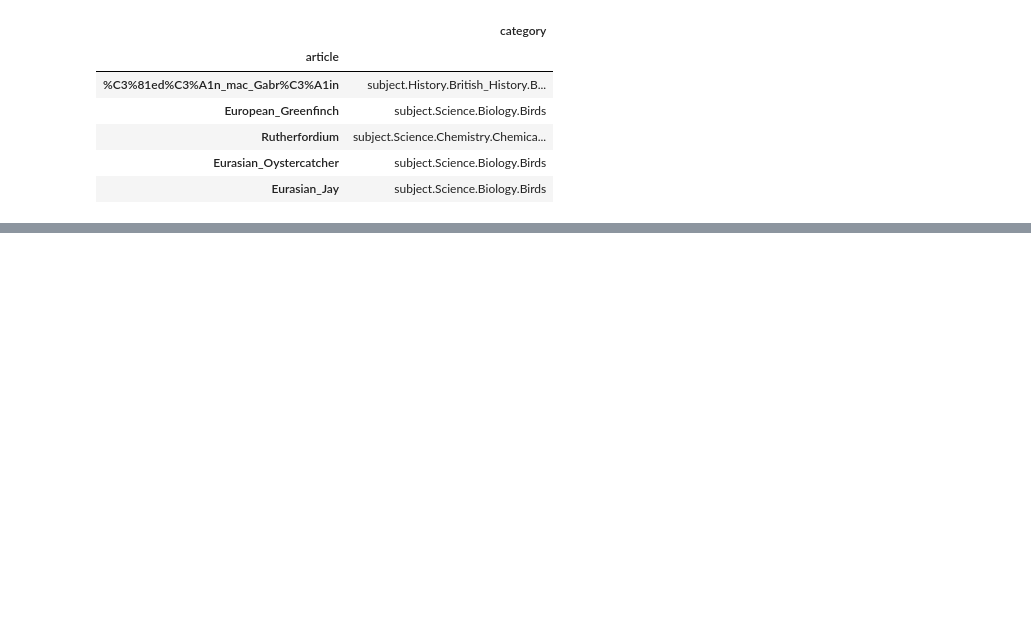
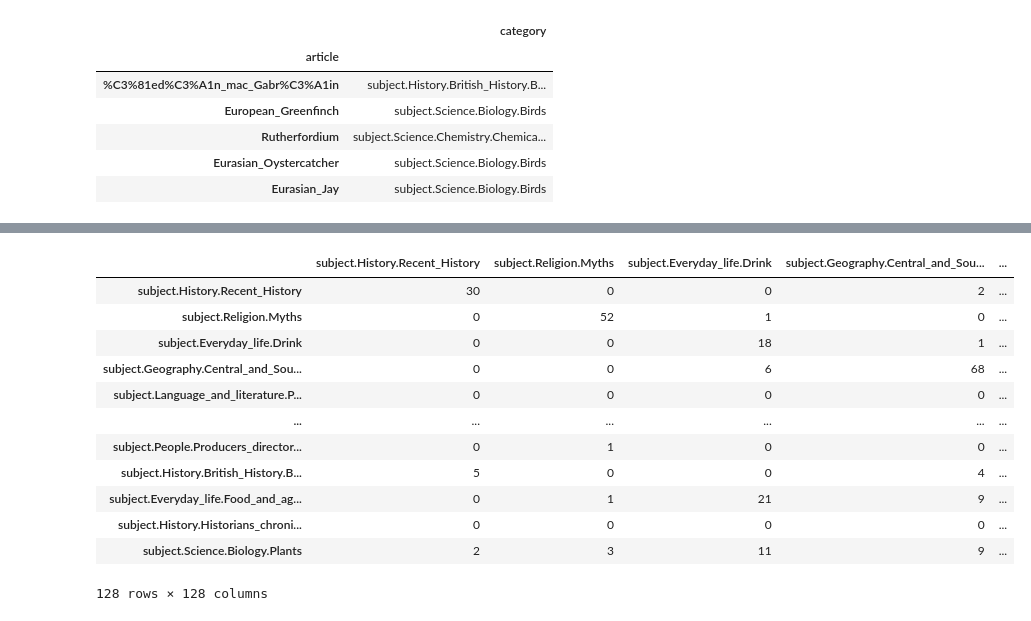
Before and after one commit to epfl-ada/ada-2023-project-datawranglers, a Jupyter notebook: notebooks milestone 2/Milestone_2_notebook.ipynb, the cells around one changed output, grey strips where cells are left out. Cells and saved outputs as stored; diff of their text form; code cells hidden in the pictures; blank space fills up the shorter version.

```diff
--- a/notebooks milestone 2/Milestone_2_notebook.ipynb
+++ b/notebooks milestone 2/Milestone_2_notebook.ipynb
@@ -193,26 +258,27 @@ dtype: object
 # %%
 from collections import defaultdict
+
 # building the connection dataframe with the counter
+def build_category_connections(category_paths) :
+    category_pairs_counter = defaultdict(int)
 
-category_pairs_counter = defaultdict(int)
+    # Process each path
+    for path in category_paths:
+        for i in range(len(path) - 1):
+            # Increment the counter for each found pair
+            pair = (path[i], path[i + 1])
+            category_pairs_counter[pair] += 1
 
-# Process each path
-for path in category_paths:
-    for i in range(len(path) - 1):
-        # Increment the counter for each found pair
-        pair = (path[i], path[i + 1])
-        category_pairs_counter[pair] += 1
+    # unique category list that appear in our paths,
+    # no need for all categories of articles in
 
-# unique category list that appear in our paths,
-# no need for all categories of articles in
+    unique_categories = list(set(cat for path in category_paths for cat in path))
 
-unique_categories = list(set(cat for path in category_paths for cat in path))
+    # Initialize an the connections
+    category_connections = pd.DataFrame(index=unique_categories, columns=unique_categories).fillna(0)
 
-# Initialize an the connections
-category_connections = pd.DataFrame(index=unique_categories, columns=unique_categories).fillna(0)
+    # filling up the values with the counts
+    for (cat1, cat2), count in category_pairs_counter.items():
+        category_connections.loc[cat1, cat2] = count
 
-# filling up the values with the counts
-for (cat1, cat2), count in category_pairs_counter.items():
-    category_connections.loc[cat1, cat2] = count
-
-category_connections
+    return category_connections
@@ -232,0 +285,17 @@ category_connections
+# %%
+category_connections_finished_paths = build_category_connections(category_finished_paths)
+category_connections_finished_paths
+# %% [output]
+|  | subject.History.Recent_History | subject.Religion.Myths | subject.Everyday_life.Drink | subject.Geography.Central_and_Sou... | ... |
+| subject.History.Recent_History | 30 | 0 | 0 | 2 | ... |
+| subject.Religion.Myths | 0 | 52 | 1 | 0 | ... |
+| subject.Everyday_life.Drink | 0 | 0 | 18 | 1 | ... |
+| subject.Geography.Central_and_Sou... | 0 | 0 | 6 | 68 | ... |
+| subject.Language_and_literature.P... | 0 | 0 | 0 | 0 | ... |
+| ... | ... | ... | ... | ... | ... |
+| subject.People.Producers_director... | 0 | 1 | 0 | 0 | ... |
+| subject.History.British_History.B... | 5 | 0 | 0 | 4 | ... |
+| subject.Everyday_life.Food_and_ag... | 0 | 1 | 21 | 9 | ... |
+| subject.History.Historians_chroni... | 0 | 0 | 0 | 0 | ... |
+| subject.Science.Biology.Plants | 2 | 3 | 11 | 9 | ... |
+128 rows × 128 columns
```
Also changed, not shown: parts of 16 cells of this notebook.
